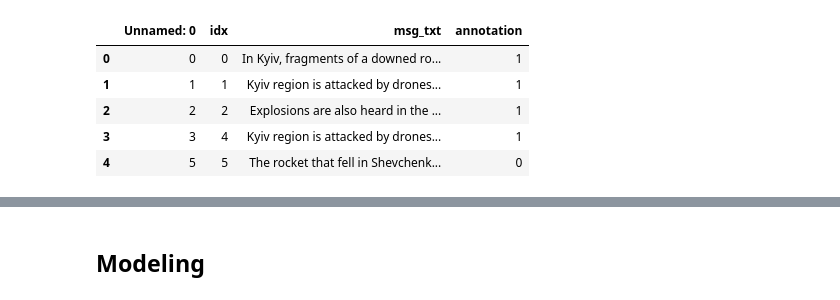
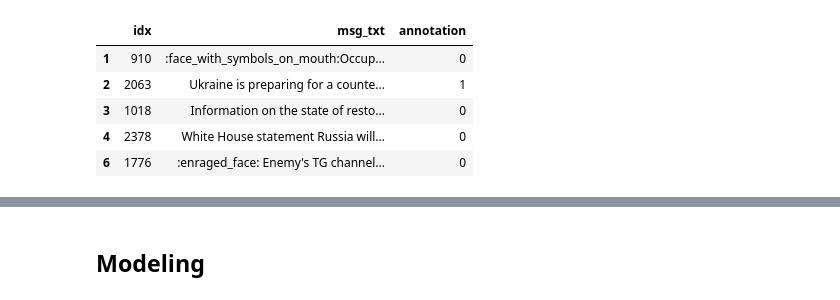
Before and after one commit to Engineers-For-Ukraine/social-media-combat-detection, a Jupyter notebook: scripts-notebooks/nn-modeling.ipynb, the cells around one changed output, grey strips where cells are left out. Saved outputs shown, nothing was run; the diff lists cells and outputs as text; code cells hidden in the pictures.

```diff
--- a/scripts-notebooks/nn-modeling.ipynb
+++ b/scripts-notebooks/nn-modeling.ipynb
@@ -6,12 +4,16 @@ import emoji
 # %%
 # load in data
-df = pd.read_csv('/home/j/Documents/Projects/social-media-combat-detection/scripts-notebooks/annotated.csv')
+train_df = pd.read_csv('/home/j/Documents/Projects/social-media-combat-detection/data/train.csv')
 
-df.head()
+train_df = train_df[(train_df['annotation'] == '1') | (train_df['annotation'] == '0')]
+
+train_df['annotation'] = train_df['annotation'].astype(int)
+
+train_df.head()
 # %% [output]
-|  | Unnamed: 0 | idx | msg_txt | annotation |
-| 0 | 0 | 0 | In Kyiv, fragments of a downed ro... | 1 |
-| 1 | 1 | 1 | Kyiv region is attacked by drones... | 1 |
-| 2 | 2 | 2 | Explosions are also heard in the ... | 1 |
-| 3 | 3 | 4 | Kyiv region is attacked by drones... | 1 |
-| 4 | 5 | 5 | The rocket that fell in Shevchenk... | 0 |
+|  | idx | msg_txt | annotation |
+| 1 | 910 | :face_with_symbols_on_mouth:Occup... | 0 |
+| 2 | 2063 | Ukraine is preparing for a counte... | 1 |
+| 3 | 1018 | Information on the state of resto... | 0 |
+| 4 | 2378 | White House statement Russia will... | 0 |
+| 6 | 1776 | :enraged_face: Enemy's TG channel... | 0 |
```
Also changed, not shown: parts of 16 cells of this notebook, 7 other files.
